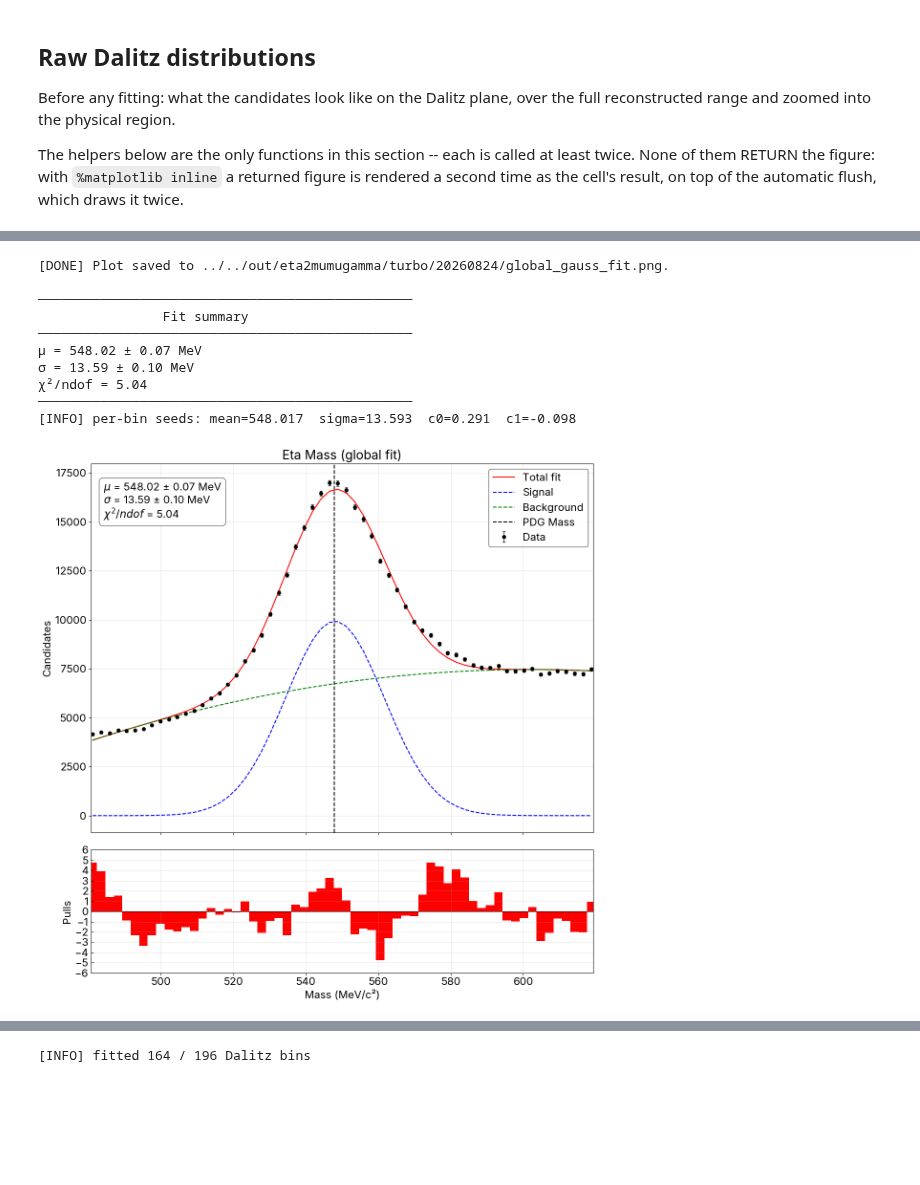
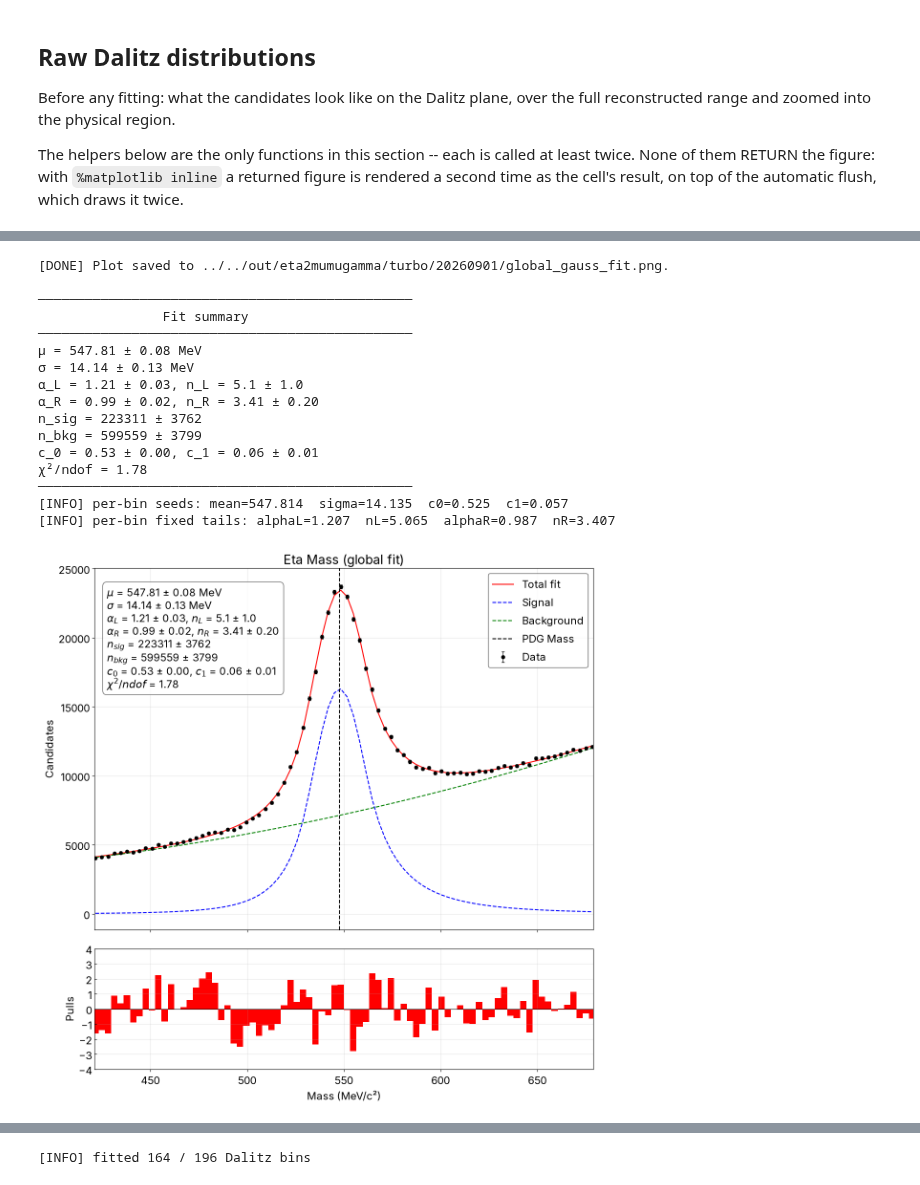
Before and after one commit to michael24peters/run2-offline-eta-etap-analysis, a Jupyter notebook: src/fit/fit_dalitz.ipynb, the cells around one changed output, grey strips where cells are left out. Cells and saved outputs as stored; diff of their text form; code cells hidden in the pictures; blank space fills up the shorter version.

```diff
--- a/src/fit/fit_dalitz.ipynb
+++ b/src/fit/fit_dalitz.ipynb
@@ -35,7 +35,7 @@ from plot_gauss import plot_gauss
 # %%
 # Configuration
 INFILE = '../../ntuple/lhcb/eta2mumugamma/20260608/combined_files.root'
-OUTDIR = '../../out/eta2mumugamma/turbo/20260824/'
+OUTDIR = '../../out/eta2mumugamma/turbo/20260901/'
 MAX_EVENTS = None      # cap on events read, for quick iteration; None = all
 
 # Physical constraints for the Dalitz plot [GeV^2].
@@ -69,7 +69,7 @@ PNN_MU_MIN = None
 # Dalitz bin. When mass candidates are sparse, decreasing this can help the fit
 # converge at the cost of resolution.
 # Choose SIGMA_INIT to be
-XMIN, XMAX, MASS_NBINS = 480.0, 620.0, 60
+XMIN, XMAX, MASS_NBINS = 420.0, 680.0, 80
 MEAN_INIT, SIGMA_INIT = M_ETA*1000.0, 10.0
 
 # Dalitz binning. DALITZ_NBINS is the TOTAL number of Dalitz bins, so the grid is
@@ -80,6 +80,15 @@ M12_RANGE = (0.0, 0.21)
 M23_RANGE = (0.0, 0.31)
 MIN_CANDIDATES = 10    # fewer than this in a Dalitz bin -> don't attempt a fit
 
+# Per-bin fit priors. The global fit's (mean, sigma) and (c0, c1) covariances
+# are tight -- built from the whole sample -- so used raw they'd pin every
+# per-bin fit to the global values instead of letting local statistics move
+# them. Each prior's covariance is widened by factor**2 (factor is a stdev
+# multiplier) before being used as a per-bin NormalConstraint. Background is
+# expected to vary far more bin-to-bin than signal, hence the larger factor.
+SIGNAL_PRIOR_FACTOR = 5
+BKG_PRIOR_FACTOR = 25
+
 os.makedirs(OUTDIR, exist_ok=True)
 # %% [markdown]
 ## Read and select
@@ -347,29 +410,42 @@ result['selection_report'] = {
 # %%
 # plot_gauss layers its DEFAULT_CONFIG (house font, stats box, pull panel) under
 # these overrides -- the same call driver_gauss.py makes.
-plot_gauss(result, {'output': os.path.join(OUTDIR, 'global_gauss_fit.png'),
+plot_dcb(result, {'output': os.path.join(OUTDIR, 'global_gauss_fit.png'),
                     'title': 'Eta Mass (global fit)'})
 
-# Seed the per-bin fits from the global fit.
-mean_init  = result['fit']['parameters']['mean']['value']
-sigma_init = result['fit']['parameters']['sigma']['value']
-cov_signal = np.array(m_global.covariance[['mean', 'sigma']])
-c0_init    = result['fit']['parameters']['c0']['value']
-c1_init    = result['fit']['parameters']['c1']['value']
+# Seed the per-bin fits from the global fit. Tail shape params are held
+# fixed at these values per bin -- too few candidates per Dalitz bin to float
+# a 10-parameter DCB, so only mean, sigma, n_sig, n_bkg, c0, c1 float.
+mean_init   = result['fit']['parameters']['mean']['value']
+sigma_init  = result['fit']['parameters']['sigma']['value']
+alphaL_init = result['fit']['parameters']['alphaL']['value']
+nL_init     = result['fit']['parameters']['nL']['value']
+alphaR_init = result['fit']['parameters']['alphaR']['value']
+nR_init     = result['fit']['parameters']['nR']['value']
+c0_init     = result['fit']['parameters']['c0']['value']
+c1_init     = result['fit']['parameters']['c1']['value']
 print(f'[INFO] per-bin seeds: mean={mean_init:.3f}  sigma={sigma_init:.3f}  '
       f'c0={c0_init:.3f}  c1={c1_init:.3f}')
+print(f'[INFO] per-bin fixed tails: alphaL={alphaL_init:.3f}  nL={nL_init:.3f}  '
+      f'alphaR={alphaR_init:.3f}  nR={nR_init:.3f}')
 # %% [output]
-[DONE] Plot saved to ../../out/eta2mumugamma/turbo/20260824/global_gauss_fit.png.
+[DONE] Plot saved to ../../out/eta2mumugamma/turbo/20260901/global_gauss_fit.png.
 
 ────────────────────────────────────────────────
                 Fit summary
 ────────────────────────────────────────────────
-μ = 548.02 ± 0.07 MeV
-σ = 13.59 ± 0.10 MeV
-χ²/ndof = 5.04
+μ = 547.81 ± 0.08 MeV
+σ = 14.14 ± 0.13 MeV
+α_L = 1.21 ± 0.03, n_L = 5.1 ± 1.0
+α_R = 0.99 ± 0.02, n_R = 3.41 ± 0.20
+n_sig = 223311 ± 3762
+n_bkg = 599559 ± 3799
+c_0 = 0.53 ± 0.00, c_1 = 0.06 ± 0.01
+χ²/ndof = 1.78
 ────────────────────────────────────────────────
-[INFO] per-bin seeds: mean=548.017  sigma=13.593  c0=0.291  c1=-0.098
+[INFO] per-bin seeds: mean=547.814  sigma=14.135  c0=0.525  c1=0.057
+[INFO] per-bin fixed tails: alphaL=1.207  nL=5.065  alphaR=0.987  nR=3.407
-[figure, old version]
+[figure, new version]
 # %% [markdown]
 ## Per-Dalitz-bin fits
 
```
Also changed, not shown: parts of 17 cells of this notebook, 6 other files.
